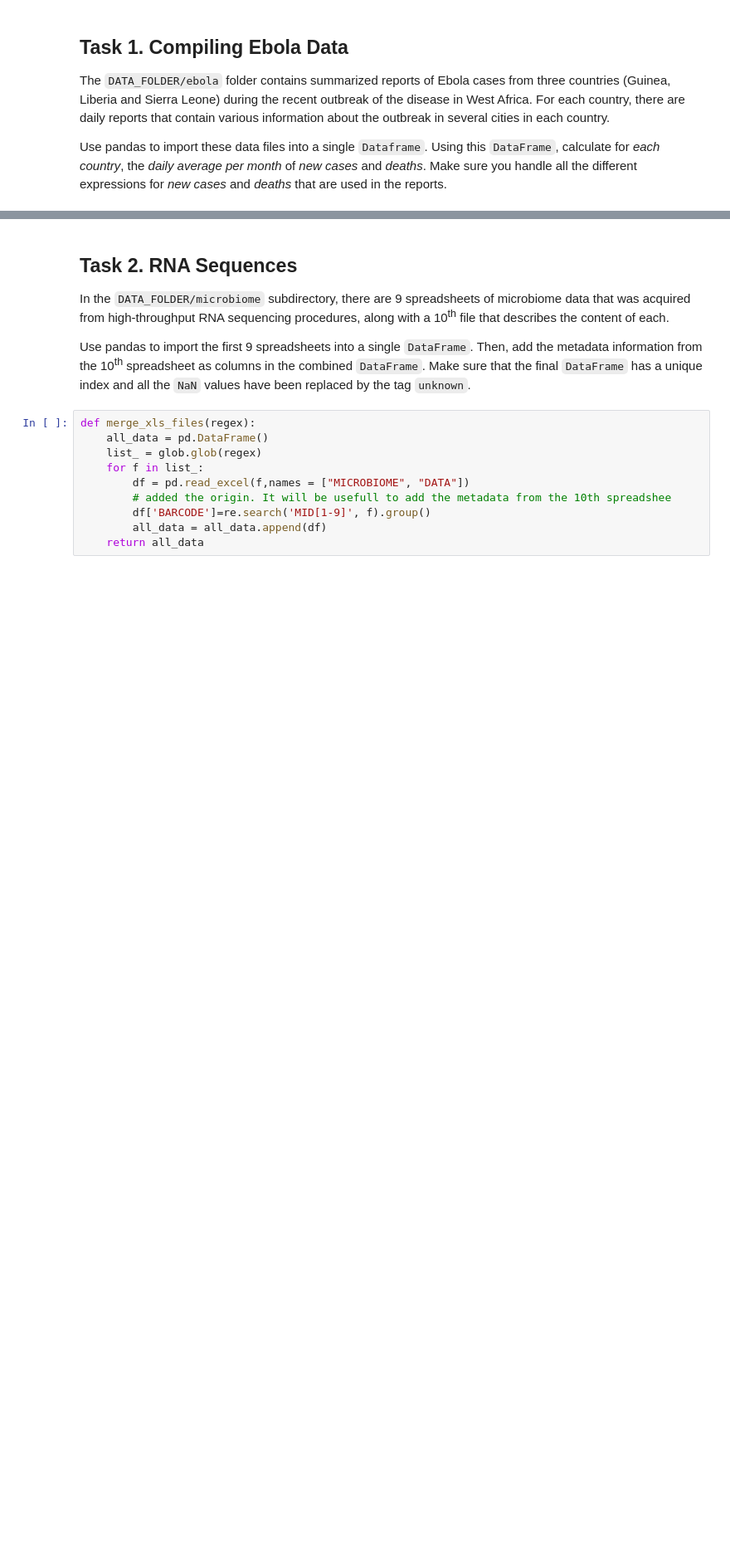
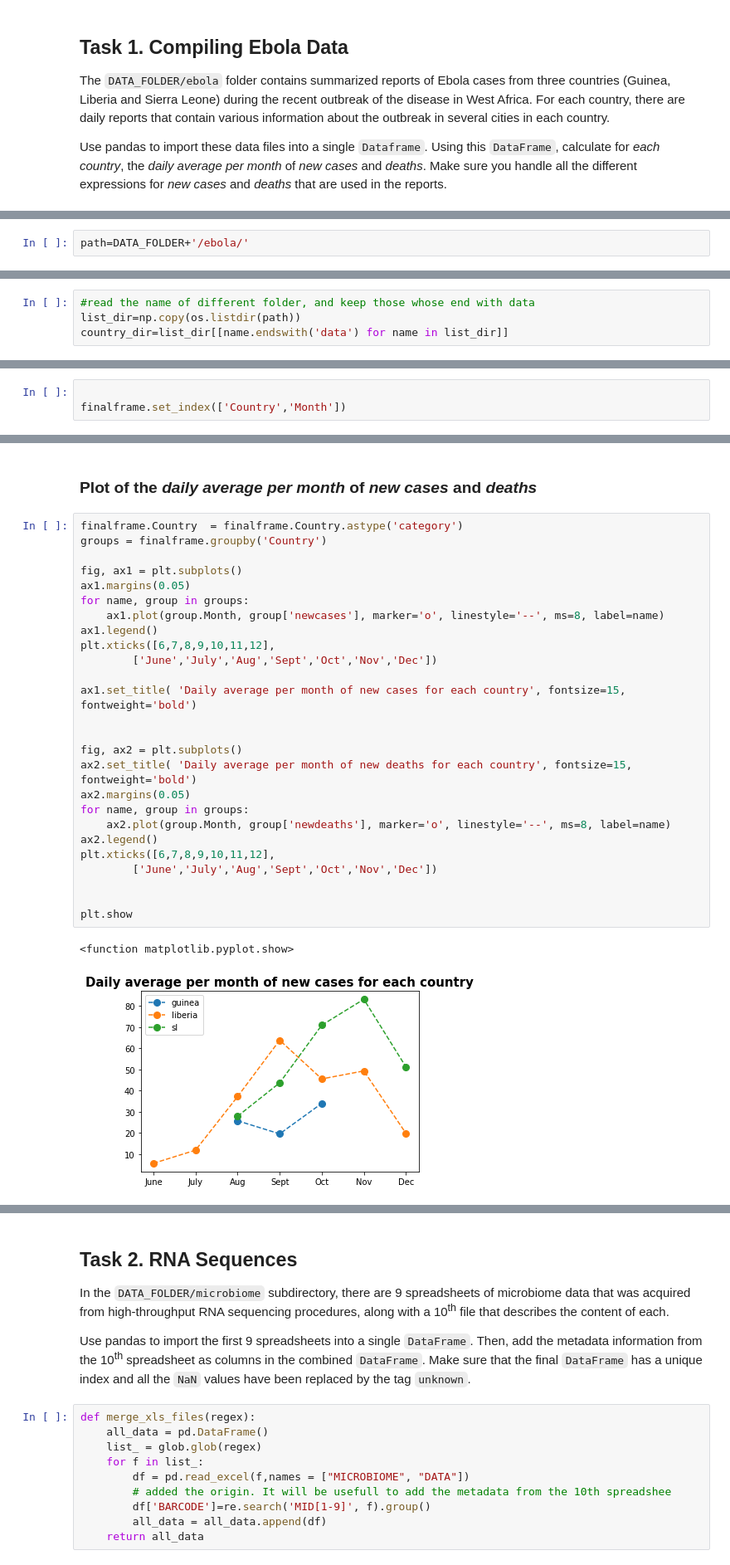
Before and after one commit to mathildemrt/ada, a Jupyter notebook: 01 - Pandas and Data Wrangling/Homework 1.ipynb, the cells around one changed output, grey strips where cells are left out. Shown at 83% size. Cells and saved outputs as stored; diff of their text form; blank space fills up the shorter version.

```diff
--- a/01 - Pandas and Data Wrangling/Homework 1.ipynb
+++ b/01 - Pandas and Data Wrangling/Homework 1.ipynb
@@ -22,0 +224,2 @@ Make sure you handle all the different expressions for *new cases* and *deaths*
+# %%
+path=DATA_FOLDER+'/ebola/'
@@ -22,0 +228,4 @@ Make sure you handle all the different expressions for *new cases* and *deaths*
+# %%
+#read the name of different folder, and keep those whose end with data
+list_dir=np.copy(os.listdir(path))
+country_dir=list_dir[[name.endswith('data') for name in list_dir]]
@@ -22,0 +308,3 @@ Make sure you handle all the different expressions for *new cases* and *deaths*
+# %%
+
+finalframe.set_index(['Country','Month'])
@@ -22,0 +329,32 @@ Make sure you handle all the different expressions for *new cases* and *deaths*
+# %% [markdown]
+
+### Plot of the *daily average per month* of *new cases* and *deaths*
+# %%
+finalframe.Country  = finalframe.Country.astype('category')
+groups = finalframe.groupby('Country')
+
+fig, ax1 = plt.subplots()
+ax1.margins(0.05)
+for name, group in groups:
+    ax1.plot(group.Month, group['newcases'], marker='o', linestyle='--', ms=8, label=name)
+ax1.legend()
+plt.xticks([6,7,8,9,10,11,12],
+        ['June','July','Aug','Sept','Oct','Nov','Dec'])
+
+ax1.set_title( 'Daily average per month of new cases for each country', fontsize=15, fontweight='bold')
+
+
+fig, ax2 = plt.subplots()
+ax2.set_title( 'Daily average per month of new deaths for each country', fontsize=15, fontweight='bold')
+ax2.margins(0.05)
+for name, group in groups:
+    ax2.plot(group.Month, group['newdeaths'], marker='o', linestyle='--', ms=8, label=name)
+ax2.legend()
+plt.xticks([6,7,8,9,10,11,12],
+        ['June','July','Aug','Sept','Oct','Nov','Dec'])
+
+
+plt.show
+# %% [output]
+<function matplotlib.pyplot.show>
+[figure, added]
```
Also changed, not shown: parts of 22 cells of this notebook.
